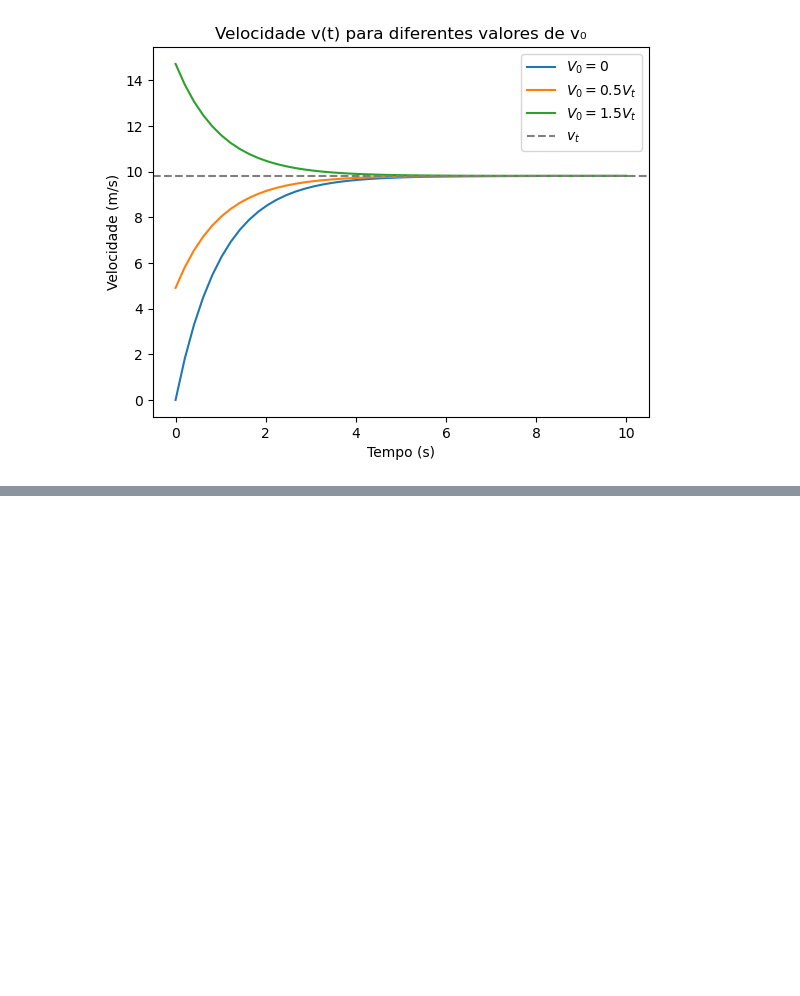
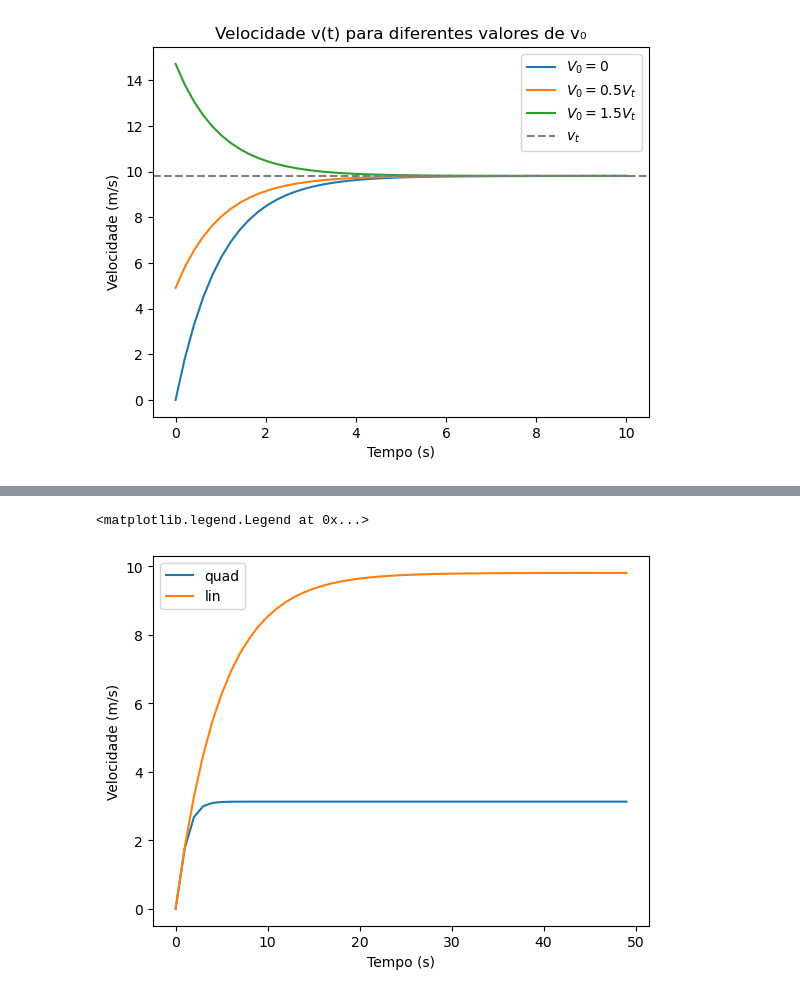
Before and after one commit to ylaksl/lista_num_mecanica, a Jupyter notebook: Problemas numericos_mec classica.ipynb, the cells around one changed output, grey strips where cells are left out. Saved outputs shown, nothing was run; the diff lists cells and outputs as text; code cells hidden in the pictures; blank space fills up the shorter version.

```diff
--- a/Problemas numericos_mec classica.ipynb
+++ b/Problemas numericos_mec classica.ipynb
@@ -145,0 +203,17 @@ plt.legend()
+# %%
+def v_lin(t, v0):
+    return g/k + (v0 - (g/k))*np.exp(-k*t)
+
+def v_quad(t):
+    return np.sqrt((m * g) / k) * np.tanh(np.sqrt((k * g) / m) * t)  ## já considera v0 = 0
+
+
+plt.plot(v_quad(t), label = "quad")
+plt.plot(v_lin(t, 0), label = "lin")
+
+plt.xlabel("Tempo (s)")
+plt.ylabel("Velocidade (m/s)")
+plt.legend()
+# %% [output]
+<matplotlib.legend.Legend at 0x...>
+[figure, added]
```
Also changed, not shown: parts of 3 cells of this notebook.
